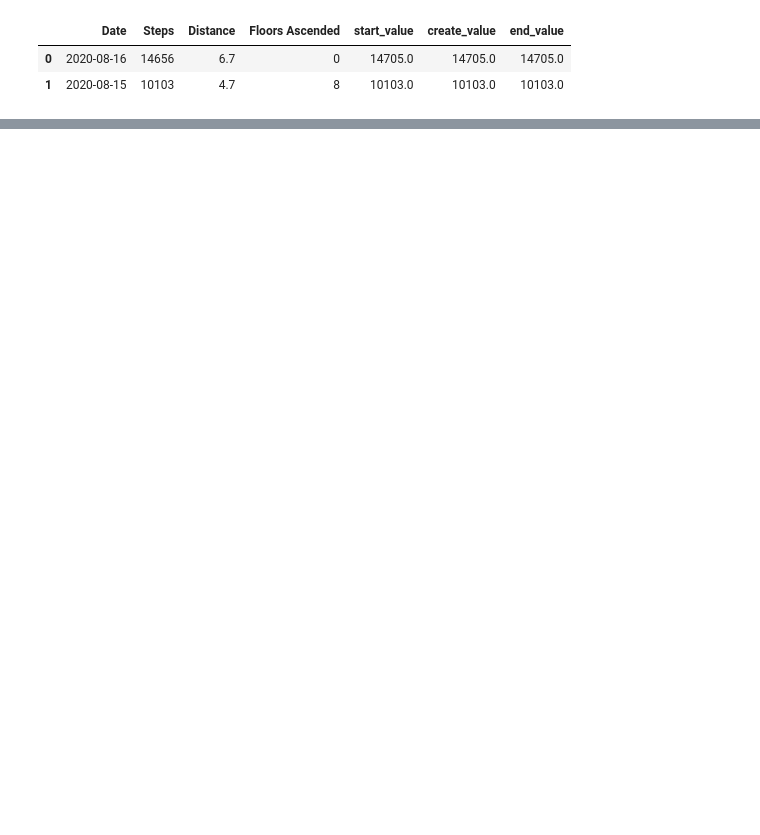
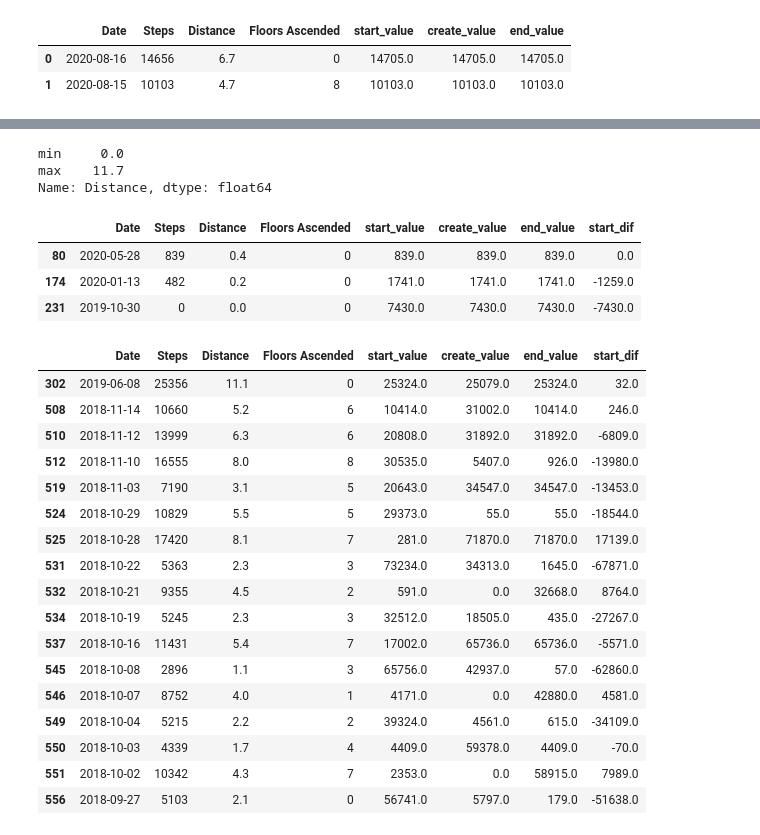
Before and after one commit to noahmelngailis/time_series_steps_project, a Jupyter notebook: time_series_xml.ipynb, the cells around one changed output, grey strips where cells are left out. Cells and saved outputs as stored; diff of their text form; code cells hidden in the pictures; blank space fills up the shorter version.

```diff
--- a/time_series_xml.ipynb
+++ b/time_series_xml.ipynb
@@ -37,0 +149,34 @@ df_validate.head(2)
+# %%
+df_validate.Distance.agg(['min', 'max'])
+# %% [output]
+min     0.0
+max    11.7
+Name: Distance, dtype: float64
+# %%
+df_validate[df_validate.Distance < .5]
+# %% [output]
+|  | Date | Steps | Distance | Floors Ascended | start_value | create_value | end_value | start_dif |
+| 80 | 2020-05-28 | 839 | 0.4 | 0 | 839.0 | 839.0 | 839.0 | 0.0 |
+| 174 | 2020-01-13 | 482 | 0.2 | 0 | 1741.0 | 1741.0 | 1741.0 | -1259.0 |
+| 231 | 2019-10-30 | 0 | 0.0 | 0 | 7430.0 | 7430.0 | 7430.0 | -7430.0 |
+# %%
+df_validate[(df_validate.start_value >= 24639) |  (df_validate.end_value >= 24639) | (df_validate.create_value >= 24639)]
+# %% [output]
+|  | Date | Steps | Distance | Floors Ascended | start_value | create_value | end_value | start_dif |
+| 302 | 2019-06-08 | 25356 | 11.1 | 0 | 25324.0 | 25079.0 | 25324.0 | 32.0 |
+| 508 | 2018-11-14 | 10660 | 5.2 | 6 | 10414.0 | 31002.0 | 10414.0 | 246.0 |
+| 510 | 2018-11-12 | 13999 | 6.3 | 6 | 20808.0 | 31892.0 | 31892.0 | -6809.0 |
+| 512 | 2018-11-10 | 16555 | 8.0 | 8 | 30535.0 | 5407.0 | 926.0 | -13980.0 |
+| 519 | 2018-11-03 | 7190 | 3.1 | 5 | 20643.0 | 34547.0 | 34547.0 | -13453.0 |
+| 524 | 2018-10-29 | 10829 | 5.5 | 5 | 29373.0 | 55.0 | 55.0 | -18544.0 |
+| 525 | 2018-10-28 | 17420 | 8.1 | 7 | 281.0 | 71870.0 | 71870.0 | 17139.0 |
+| 531 | 2018-10-22 | 5363 | 2.3 | 3 | 73234.0 | 34313.0 | 1645.0 | -67871.0 |
+| 532 | 2018-10-21 | 9355 | 4.5 | 2 | 591.0 | 0.0 | 32668.0 | 8764.0 |
+| 534 | 2018-10-19 | 5245 | 2.3 | 3 | 32512.0 | 18505.0 | 435.0 | -27267.0 |
+| 537 | 2018-10-16 | 11431 | 5.4 | 7 | 17002.0 | 65736.0 | 65736.0 | -5571.0 |
+| 545 | 2018-10-08 | 2896 | 1.1 | 3 | 65756.0 | 42937.0 | 57.0 | -62860.0 |
+| 546 | 2018-10-07 | 8752 | 4.0 | 1 | 4171.0 | 0.0 | 42880.0 | 4581.0 |
+| 549 | 2018-10-04 | 5215 | 2.2 | 2 | 39324.0 | 4561.0 | 615.0 | -34109.0 |
+| 550 | 2018-10-03 | 4339 | 1.7 | 4 | 4409.0 | 59378.0 | 4409.0 | -70.0 |
+| 551 | 2018-10-02 | 10342 | 4.3 | 7 | 2353.0 | 0.0 | 58915.0 | 7989.0 |
+| 556 | 2018-09-27 | 5103 | 2.1 | 0 | 56741.0 | 5797.0 | 179.0 | -51638.0 |
```
Also changed, not shown: parts of 14 cells of this notebook.
